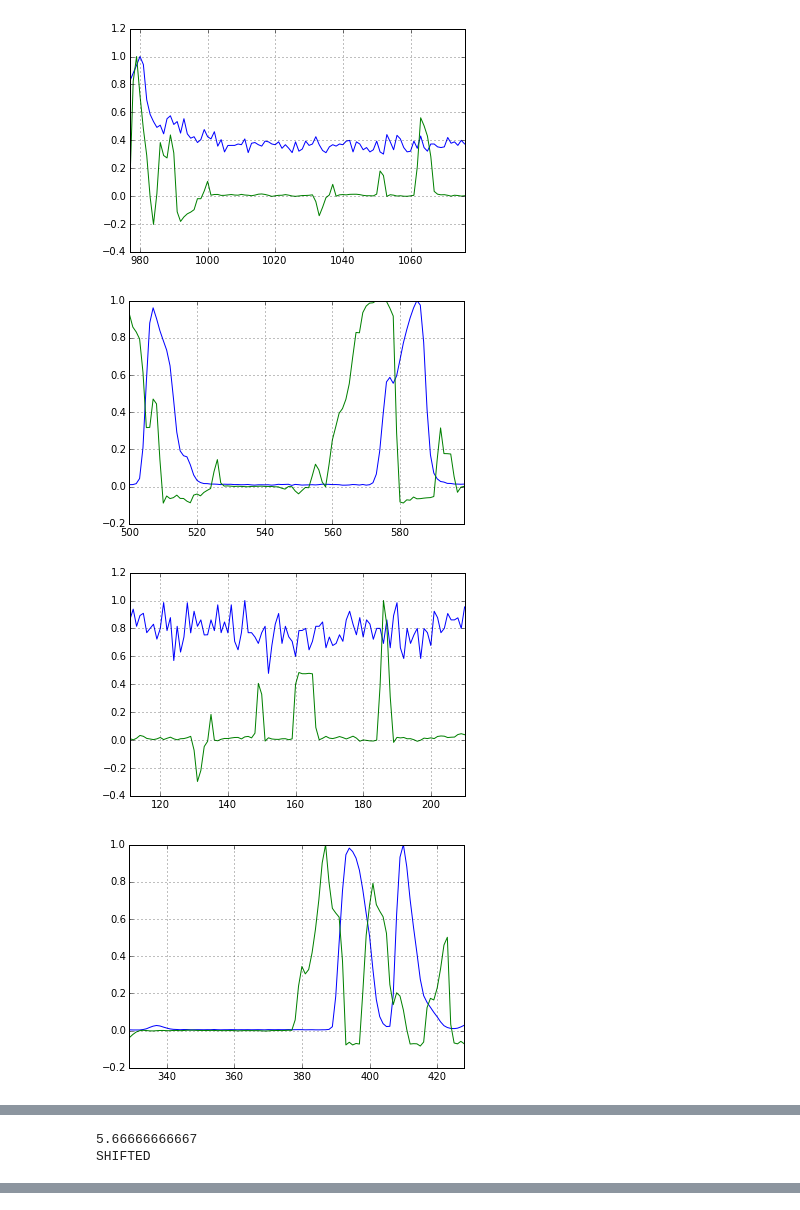
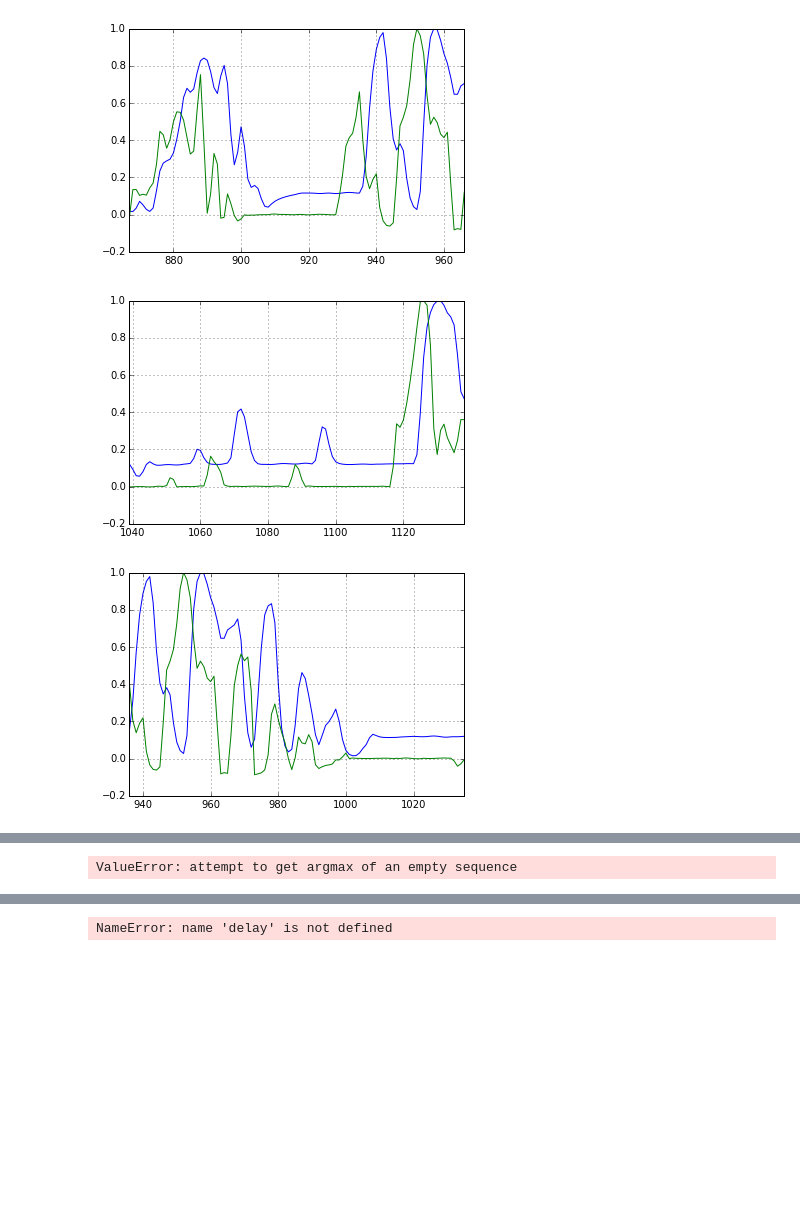
Before and after one commit to bischofs/Python-data-works, a Jupyter notebook: Custom_algo.ipynb, the cells around one changed output, grey strips where cells are left out. Cells and saved outputs as stored; diff of their text form; code cells hidden in the pictures; blank space fills up the shorter version.

```diff
--- a/Custom_algo.ipynb
+++ b/Custom_algo.ipynb
@@ -11,13 +11,14 @@ import scipy
 import time
 %matplotlib inline
 
-data = pd.read_csv("ftp_or3.csv")
+data = pd.read_csv("ftp_or.csv")
 data = data.convert_objects(convert_numeric=True)
 data = data.dropna()
 pct = data.C_TRQENG.pct_change()
 nlarge = pct.nlargest(5)
 zone_delays = []
 
+fig = plt.figure()
 
 for ind in nlarge.index:
 
@@ -25,7 +26,7 @@ for ind in nlarge.index:
     low = ind - 50
 
     torq = data.C_TRQENG[low:high]
-    spec = data.E_NOD2[low:high]
+    spec = data.E_CO2D[low:high]
 
     torq = torq/torq.loc[torq.abs().idxmax()].astype(np.float64)
     spec = spec/spec.loc[spec.abs().idxmax()].astype(np.float64)
@@ -33,6 +34,7 @@ for ind in nlarge.index:
 
     spec.plot()
     torq.plot()
+
     plt.pause(1)
     plt.show()
 
@@ -47,61 +49,33 @@ for ind in nlarge.index:
 
     for s, t in zip(spec_diff, torq_diff):
 
         if t < 0.01 and t > 0:
             flat_line_count = flat_line_count + 1
 
         if flat_line_count > 3:
             flat_line = True
 
         if flat_line == True:
             if(t > 0.25):
                 t_spike = True
 
         if t_spike == True:
             if(s > 0.1):
                 delays.append(delay)
                 delay = 0
                 t_spike = False
                 flat_line = False
                 flat_line_count = 0
             delay = delay + 1
 
 
     if len(delays) != 0:
         delay = np.mean(delays)
         zone_delays.append(delay)
 
 
 delay = np.mean(zone_delays)
-
-
-
-print(delay)
-
-print("SHIFTED")
-high, low = 0, 0
-
-
-for ind in nlarge.index:
-
-    high = ind + 50
-    low = ind - 50
-
-    torq = data.C_TRQENG[low:high]
-    spec = data.E_NOD2[low:high]
-
-    torq = torq/torq.loc[torq.abs().idxmax()].astype(np.float64)
-    spec = spec/spec.loc[spec.abs().idxmax()].astype(np.float64)
-
-    spec = spec.shift(-(delay))
-
-    spec.plot()
-    torq.plot()
-
-    plt.pause(1)
-    plt.show()
 # %% [output]
-[figure, old version]
+[figure, new version]
-[figure, old version]
+[figure, new version]
-[figure, old version]
+[figure, new version]
-[figure, removed]
@@ -109,2 +82 @@ for ind in nlarge.index:
-5.66666666667
-SHIFTED
+ValueError: attempt to get argmax of an empty sequence
@@ -115,0 +83,28 @@ SHIFTED
+# %%
+
+print(delay)
+
+print("SHIFTED")
+high, low = 0, 0
+
+
+for ind in nlarge.index:
+
+    high = ind + 50
+    low = ind - 50
+
+    torq = data.C_TRQENG[low:high]
+    spec = data.E_CO2D[low:high]
+
+    torq = torq/torq.loc[torq.abs().idxmax()].astype(np.float64)
+    spec = spec/spec.loc[spec.abs().idxmax()].astype(np.float64)
+
+    spec = spec.shift(-(delay))
+
+    spec.plot()
+    torq.plot()
+
+    plt.pause(1)
+    plt.show()
+# %% [output]
+NameError: name 'delay' is not defined
```
Also changed, not shown: parts of 2 cells of this notebook, 5 other files.
